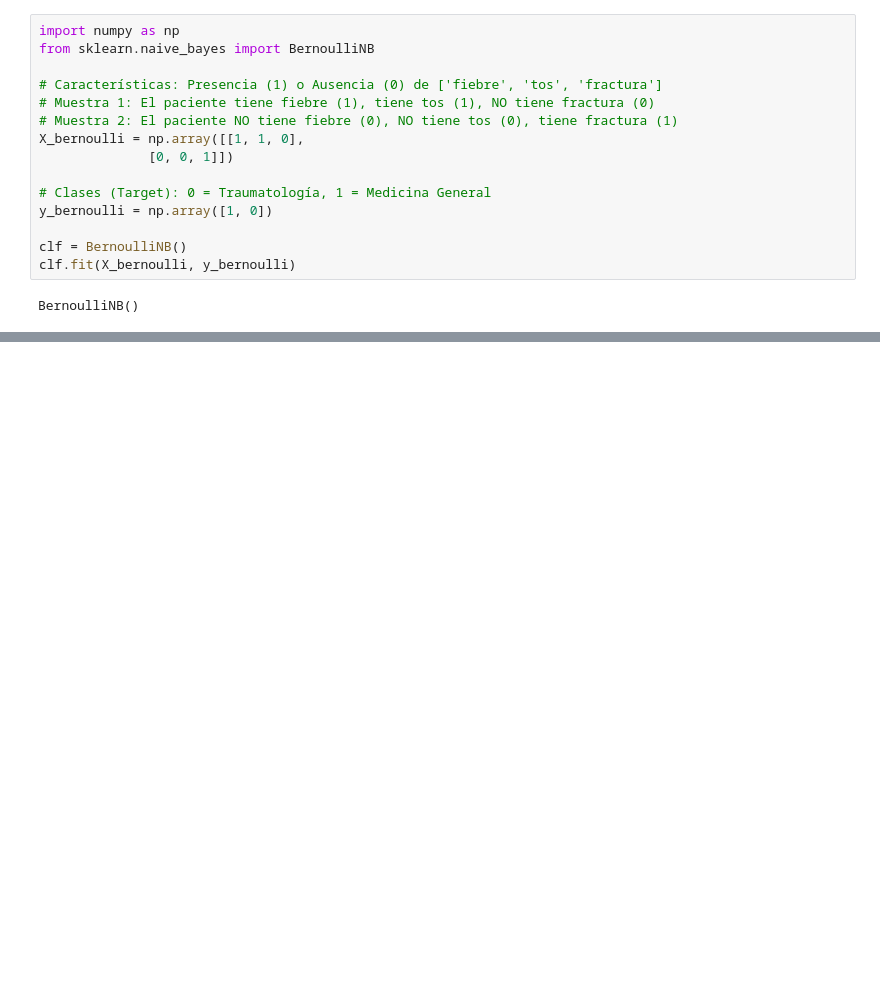
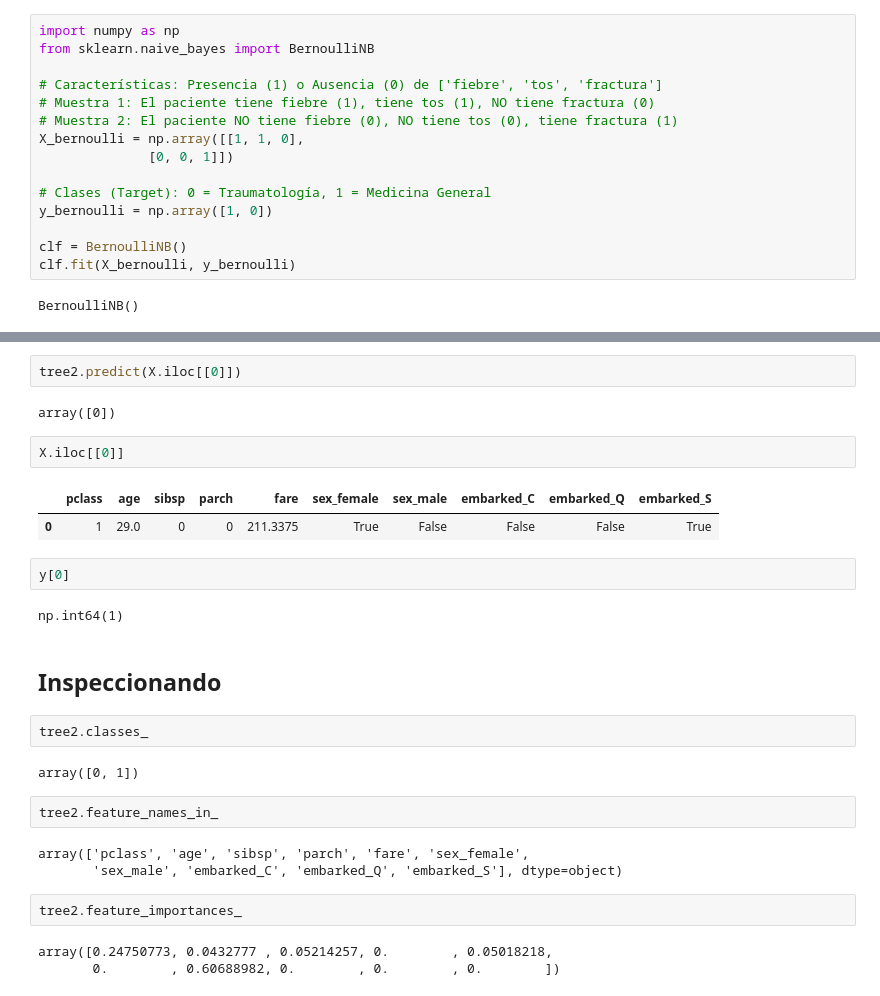
Before and after one commit to gjae/ml-matharrison-pocketreference, a Jupyter notebook: datascience/10-classification.ipynb, the cells around one changed output, grey strips where cells are left out. Saved outputs shown, nothing was run; the diff lists cells and outputs as text; blank space fills up the shorter version.

```diff
--- a/datascience/10-classification.ipynb
+++ b/datascience/10-classification.ipynb
@@ -324,0 +466,29 @@ BernoulliNB()
+# %%
+tree2.predict(X.iloc[[0]])
+# %% [output]
+array([0])
+# %%
+X.iloc[[0]]
+# %% [output]
+|  | pclass | age | sibsp | parch | fare | sex_female | sex_male | embarked_C | embarked_Q | embarked_S |
+| 0 | 1 | 29.0 | 0 | 0 | 211.3375 | True | False | False | False | True |
+# %%
+y[0]
+# %% [output]
+np.int64(1)
+# %% [markdown]
+## Inspeccionando
+# %%
+tree2.classes_
+# %% [output]
+array([0, 1])
+# %%
+tree2.feature_names_in_
+# %% [output]
+array(['pclass', 'age', 'sibsp', 'parch', 'fare', 'sex_female',
+       'sex_male', 'embarked_C', 'embarked_Q', 'embarked_S'], dtype=object)
+# %%
+tree2.feature_importances_
+# %% [output]
+array([0.24750773, 0.0432777 , 0.05214257, 0.        , 0.05018218,
+       0.        , 0.60688982, 0.        , 0.        , 0.        ])
```
Also changed, not shown: parts of 40 cells of this notebook.
